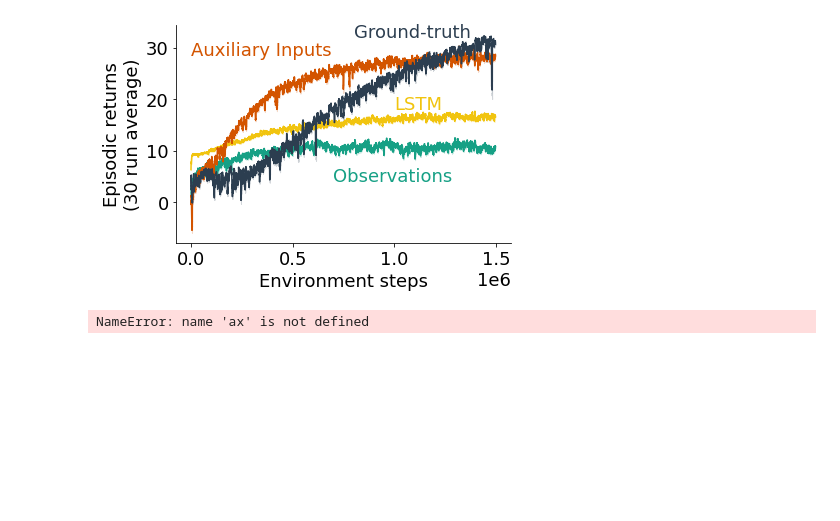
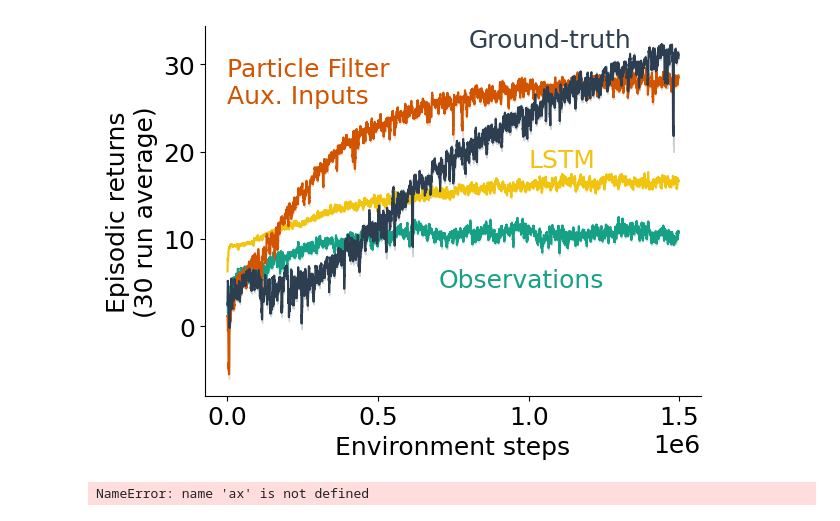
Before and after one commit to taodav/aux-inputs, a Jupyter notebook: analysis/plot_results_r_best.ipynb, the cells around one changed output. Cells and saved outputs as stored; diff of their text form; code cells hidden in the pictures; blank space fills up the shorter version.

```diff
--- a/analysis/plot_results_r_best.ipynb
+++ b/analysis/plot_results_r_best.ipynb
@@ -185,35 +165,35 @@ for key, v in all_best.items():
 # %%
 fig, ax = plt.figure(), plt.axes()
 
 
 for k, v in all_mapped_data.items():
     data = v
     key = plot_info[k]['label']
     color = plot_info[k]['color']
     x = np.arange(data.shape[1])
 
     means = data.mean(axis=0)
     std_err = data.std(axis=0) / data.shape[0]
 
     ax.plot(x, means, label=key, color=color, rasterized=True)
     plt.fill_between(x, means - std_err, means + std_err,
                          color=color, alpha=0.2, rasterized=True)
 
 ax.set_xlabel('Environment steps')
 ax.set_ylabel(f"Episodic returns\n(30 run average)")
 ax.spines['right'].set_visible(False)
 ax.spines['top'].set_visible(False)
 
-plt.text(0.7e6, 4, "Observations", color=plot_info['rg']['color'], fontdict=dict(size=18))
-plt.text(0.0, 28.5, "Auxiliary Inputs", color=plot_info['rpg']['color'], fontdict=dict(size=18))
-plt.text(1e6, 18, "LSTM", color=plot_info['rg_lstm']['color'], fontdict=dict(size=18))
+plt.text(0.7e6, 4.5, "Observations", color=plot_info['rg']['color'], fontdict=dict(size=18))
+plt.text(0.0, 25.5, "Particle Filter\nAux. Inputs", color=plot_info['rpg']['color'], fontdict=dict(size=18))
+plt.text(1e6, 18.2, "LSTM", color=plot_info['rg_lstm']['color'], fontdict=dict(size=18))
 plt.text(0.8e6, 32, "Ground-truth", color=plot_info['rsg']['color'], fontdict=dict(size=18))
 
 fig.savefig(fig_path, bbox_inches='tight')
 # ax.set_title(f'Discounted episodic returns over environment steps')
 # plt.legend(bbox_to_anchor=(1.00, 1), loc='upper left')
 # %% [output]
-[figure, old version]
+[figure, new version]
 # %%
 ax.get_ylim()
 # %% [output]
```
Also changed, not shown: parts of 2 cells of this notebook, 8 other files.
